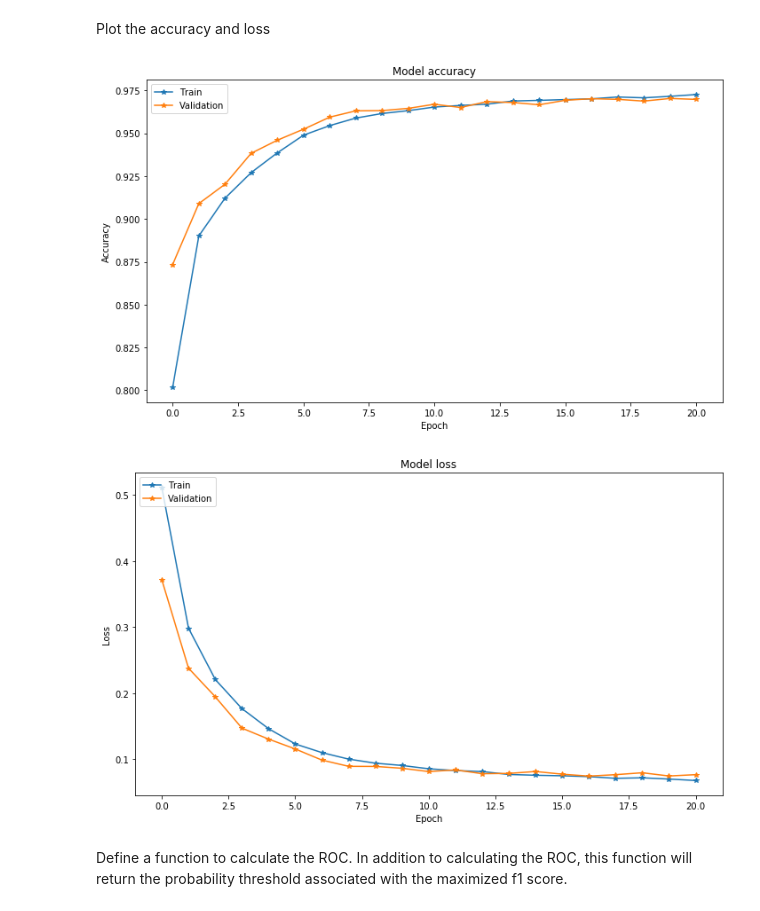
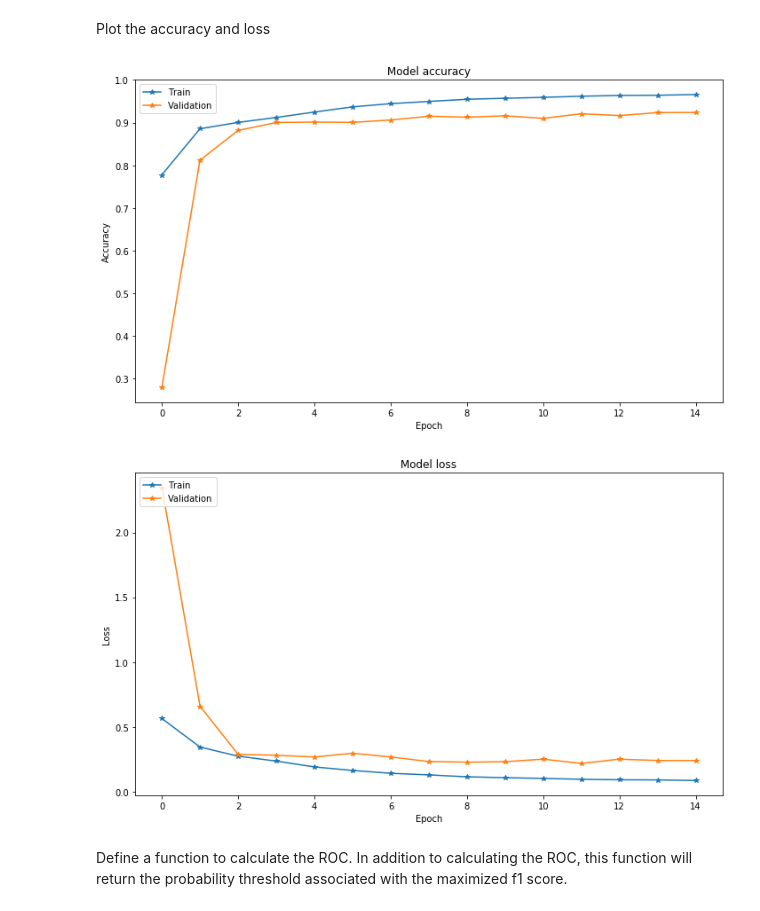
Before and after one commit to nerajbobra/lstm-qrs-detector, a Jupyter notebook: qrs_detector.ipynb, the cells around one changed output. Saved outputs shown, nothing was run; the diff lists cells and outputs as text; code cells hidden in the pictures.

Commit message:
updated training data split to include data from both ch1 and ch2. also removed removed third cnn layer and batchnorm from lstm layers, retrained the model, and outputted new plots

```diff
--- a/qrs_detector.ipynb
+++ b/qrs_detector.ipynb
@@ -40,7 +40,7 @@ Define some constants
 #LSTM parameters
 WIN_LEN = 125    #window of data as input
 NUM_CHAN = 62    #number of "channels" of the time series data, ie the length of the y axis of the scaleogram
-VAL_SPLIT = 0.10 #percentage for validation split during training
+VAL_SPLIT = 0.30 #percentage for validation split during training
 BATCH_SIZE = 32  #batch size
 EPOCHS = 30      #number of epochs
 
@@ -91,41 +91,30 @@ Build the model
 # %%
 #first CNN
 model = Sequential()
-model.add(Conv2D(filters=16, kernel_size=7, padding='same', input_shape=X_train.shape[1:]))
+model.add(Conv2D(filters=32, kernel_size=5, padding='same', input_shape=X_train.shape[1:]))
 model.add(Activation('relu'))
 model.add(BatchNormalization())
-model.add(MaxPooling2D(pool_size=(1,2)))
-model.add(Dropout(0.1))
+model.add(MaxPooling2D(pool_size=(1, 4)))
+model.add(Dropout(0.25))
 
 #second CNN
 model.add(Conv2D(filters=32, kernel_size=5, padding='same'))
 model.add(Activation('relu'))
 model.add(BatchNormalization())
-model.add(MaxPooling2D(pool_size=(1,2)))
-model.add(Dropout(0.1))
-
-#third CNN
-model.add(Conv2D(filters=64, kernel_size=3, padding='same'))
-model.add(Activation('relu'))
-model.add(BatchNormalization())
-model.add(MaxPooling2D(pool_size=(1,5)))
-model.add(Dropout(0.1))
+model.add(MaxPooling2D(pool_size=(1, 4)))
+model.add(Dropout(0.25))
 
 #first LSTM. note that we need to do a timedistributed flatten as a transition from CNN to LSTM
 model.add(TimeDistributed(Flatten()))
-model.add(Bidirectional(LSTM(units=75, return_sequences=True)))
-model.add(Dropout(0.1))
-model.add(BatchNormalization())
+model.add(Bidirectional(LSTM(units=100, return_sequences=True, dropout=0.25)))
 
-#second LSTM
-model.add(Bidirectional(LSTM(units=25, return_sequences=True)))
-model.add(Dropout(0.1))
-model.add(BatchNormalization())
+#second LSTM. note that we need to do a timedistributed flatten as a transition from CNN to LSTM
+model.add(Bidirectional(LSTM(units=50, return_sequences=True, dropout=0.25)))
 
 #dense layer
 model.add(TimeDistributed(Dense(5, activation='relu')))
-model.add(Dropout(0.1))
 model.add(BatchNormalization())
+model.add(Dropout(0.25))
 
 #activation layer
 model.add(TimeDistributed(Dense(2, activation='softmax')))
@@ -163,7 +152,7 @@ do_training = False
 
 if do_training:
     #monitor validation loss for early stopping
-    early_stop = EarlyStopping(monitor='val_loss', min_delta=0.001, patience=4)
+    early_stop = EarlyStopping(monitor='val_loss', min_delta=0.001, patience=3)
 
     history = model.fit(
       X_train,
@@ -206,32 +195,32 @@ Plot the accuracy and loss
 # %%
 # Plot training & validation accuracy values
 plt.figure(figsize=(10,6))
-plt.plot(history['acc'], '*-')
-plt.plot(history['val_acc'], '*-')
+plt.plot(history['accuracy'], '*-')
+plt.plot(history['val_accuracy'], '*-')
 plt.title('Model accuracy')
 plt.ylabel('Accuracy')
 plt.xlabel('Epoch')
 plt.legend(['Train', 'Validation'], loc='upper left')
 plt.tight_layout()
 plt.savefig('plots/accuracy.png', dpi=250)
 plt.show()
 plt.close()
 
 # Plot training & validation loss values
 plt.figure(figsize=(10,6))
 plt.plot(history['loss'], '*-')
 plt.plot(history['val_loss'], '*-')
 plt.title('Model loss')
 plt.ylabel('Loss')
 plt.xlabel('Epoch')
 plt.legend(['Train', 'Validation'], loc='upper left')
 plt.tight_layout()
 plt.savefig('plots/loss.png', dpi=250)
 plt.show()
 plt.close()
 # %% [output]
-[figure, old version]
+[figure, new version]
-[figure, old version]
+[figure, new version]
 # %% [markdown]
 Define a function to calculate the ROC. In addition to calculating the ROC, this function will return the probability threshold associated with the maximized f1 score.
 # %%
```
Also changed, not shown: parts of 6 cells of this notebook, 26 other files.
